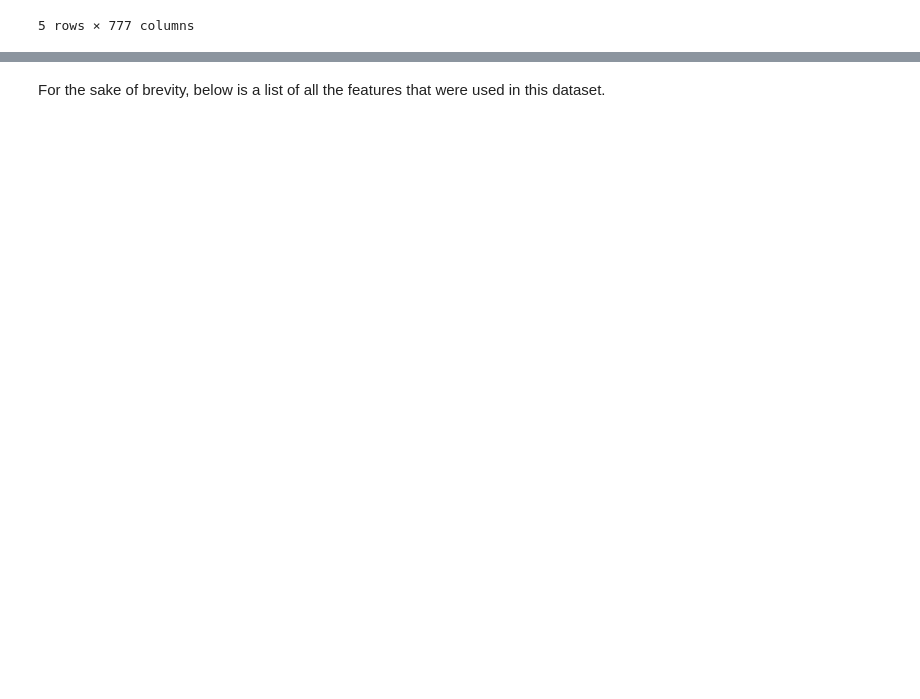
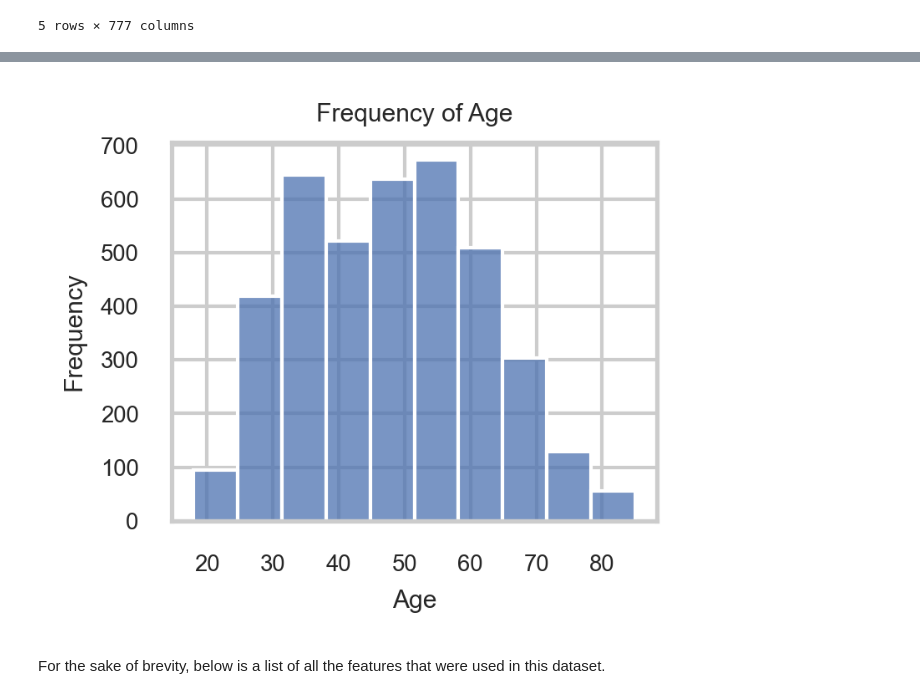
Before and after one commit to danvalen1/Corona-Employment, a Jupyter notebook: Project_Walkthrough.ipynb, the cells around one changed output, grey strips where cells are left out. Cells and saved outputs as stored; diff of their text form; code cells hidden in the pictures; blank space fills up the shorter version.

```diff
--- a/Project_Walkthrough.ipynb
+++ b/Project_Walkthrough.ipynb
@@ -81,2 +94,6 @@ Further, as you can see above, there are over 300 features that are in each mont
+# %%
+va.PlotHist(df, 'PRTAGE_x', targetdir=images_dir, bins=10)
+# %% [output]
+[figure, added]
 # %% [markdown]
 For the sake of brevity, below is a list of all the features that were used in this dataset.
```
Also changed, not shown: parts of 15 cells of this notebook, 10 other files.
